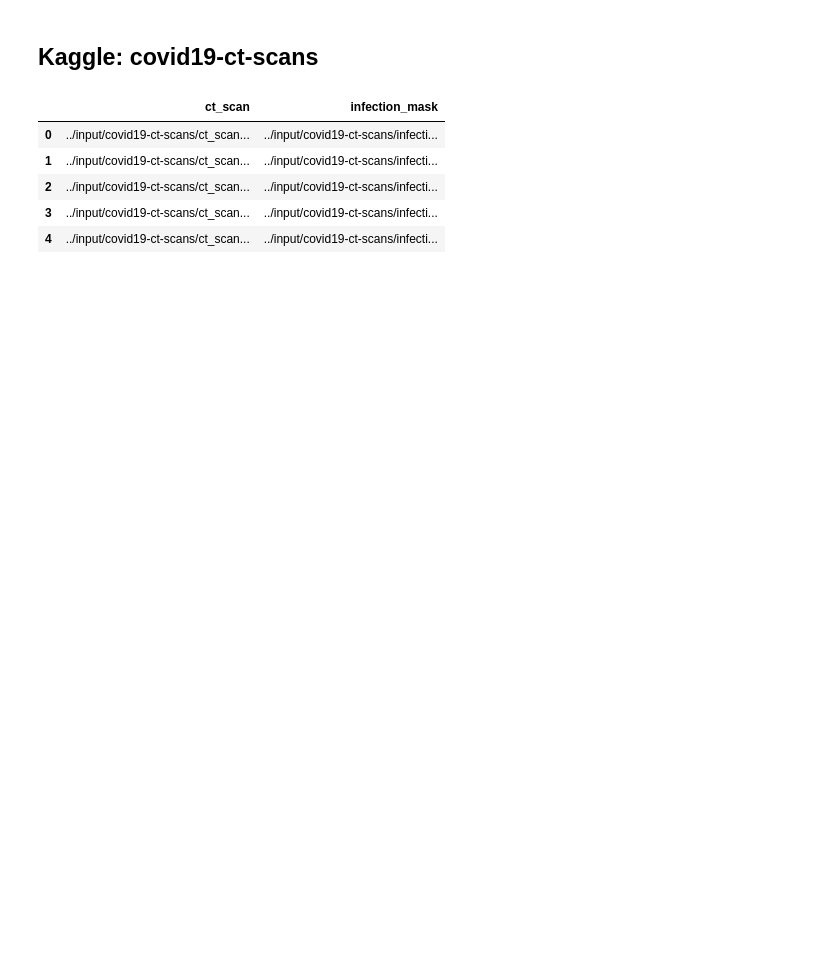
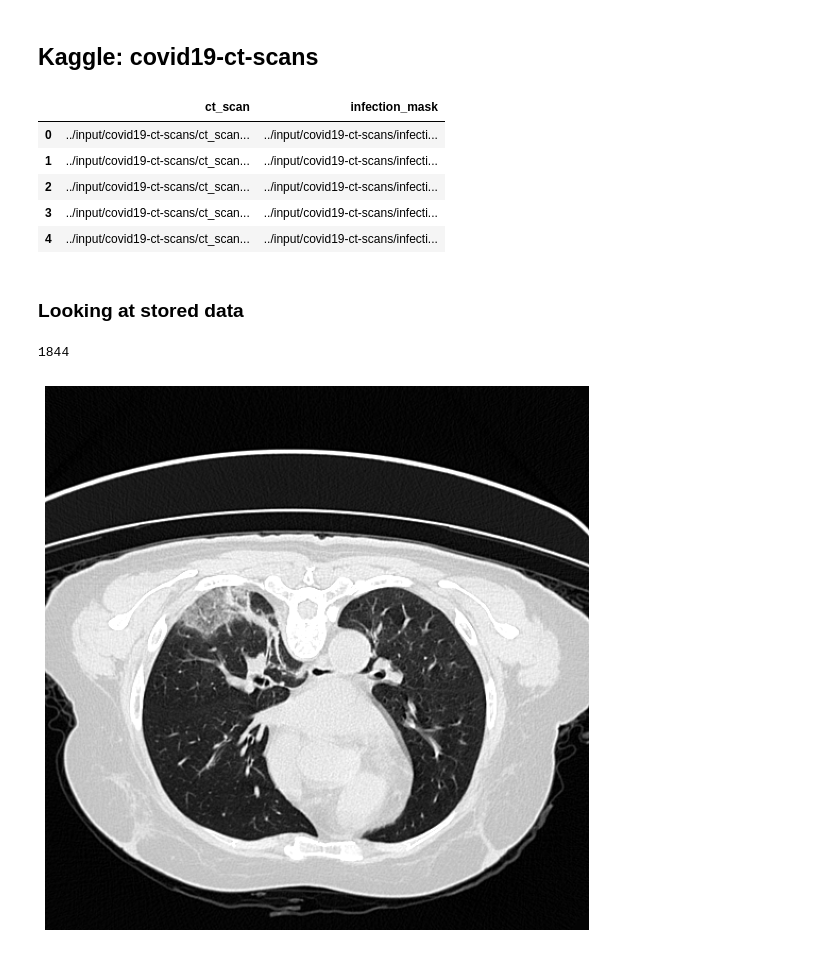
Before and after one commit to CoronaWhy/lunglens, a Jupyter notebook: semi_s_training/2. Store as numpy.ipynb, the cells around one changed output. Drawn from its saved outputs; the diff is of its cells as text; code cells hidden in the pictures; blank space fills up the shorter version.

Commit message:
add classifier data preview

```diff
--- a/semi_s_training/2. Store as numpy.ipynb
+++ b/semi_s_training/2. Store as numpy.ipynb
@@ -114,3 +95,15 @@ for scan_id in tqdm(df.scan_path):
         slice_dest_path = dest_dir / lbl / f'{scan_path.stem}-{i:03}.npy'
 
         np.save(str(slice_dest_path), scan[i])
+# %% [markdown]
+### Looking at stored data
+# %%
+infected_slices = list((dest_dir / 'infected').glob('*.npy'))
+len(infected_slices)
+# %% [output]
+1844
+# %%
+data = np.load(str(random.choice(infected_slices)))
+print_slice(data)
+# %% [output]
+[figure, added]
```
Also changed, not shown: parts of 3 cells of this notebook.
